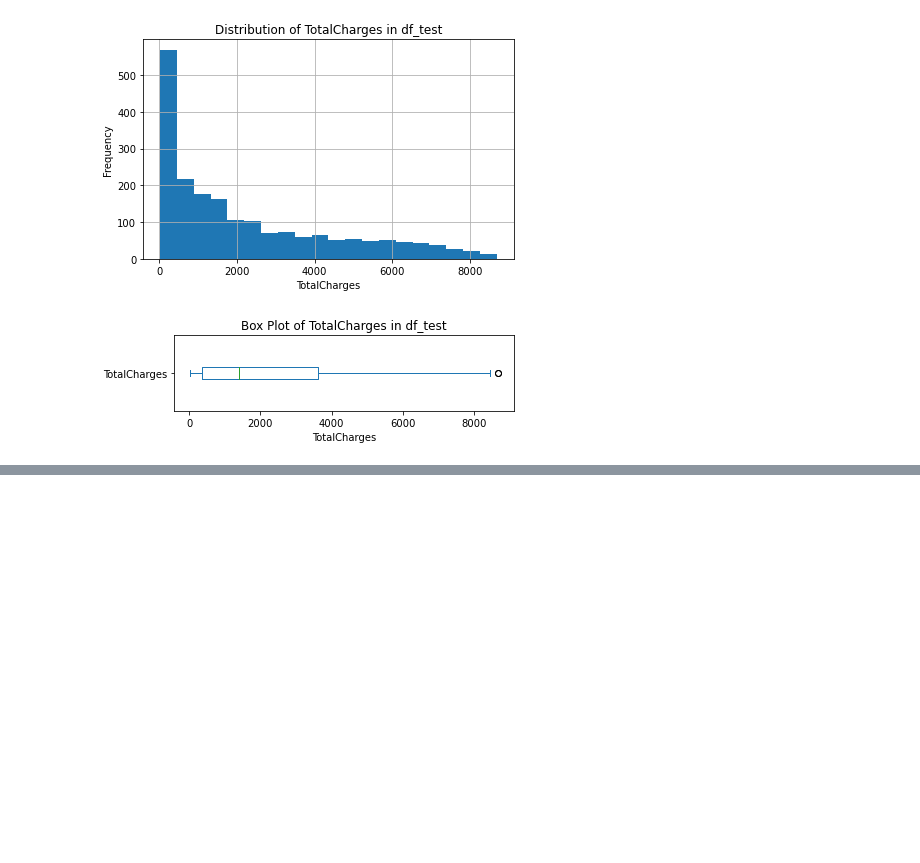
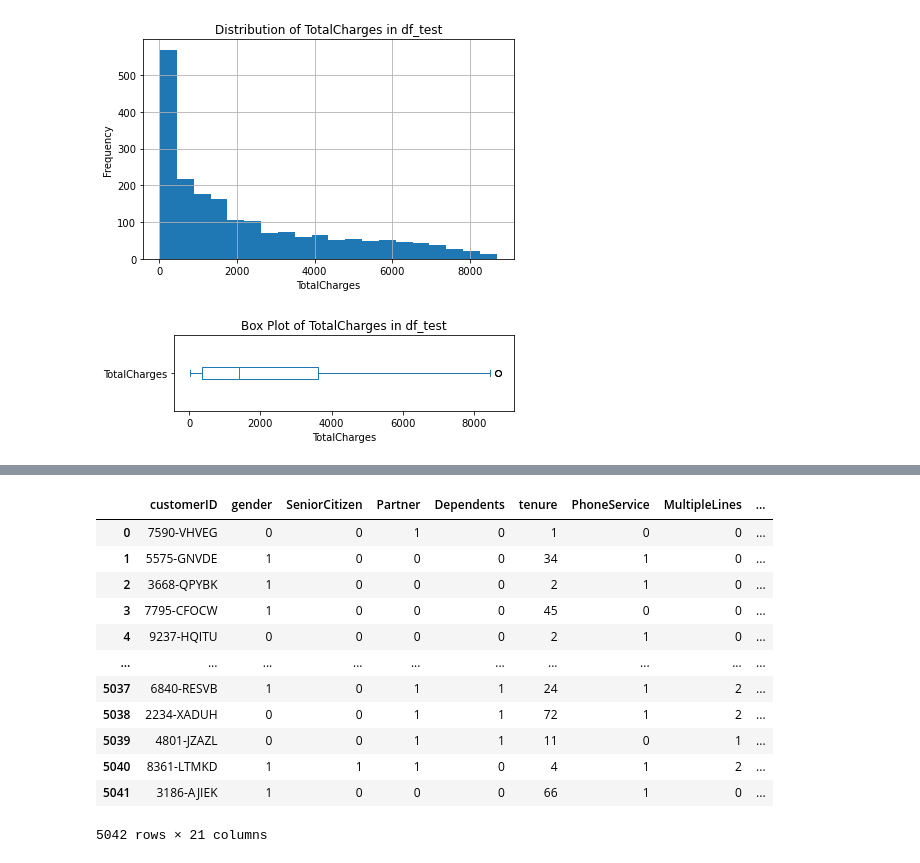
Before and after one commit to Aseye-Amedofu/Customer-churn-classification-project, a Jupyter notebook: LP2_Classification_Telco_customer_churn.ipynb, the cells around one changed output, grey strips where cells are left out. Drawn from its saved outputs; the diff is of its cells as text; code cells hidden in the pictures; blank space fills up the shorter version.

```diff
--- a/LP2_Classification_Telco_customer_churn.ipynb
+++ b/LP2_Classification_Telco_customer_churn.ipynb
@@ -577,0 +580,28 @@ df_test
+# %%
+# Impute missing values in categorical columns using mode
+categorical_cols = ['MultipleLines', 'InternetService', 'OnlineSecurity', 'OnlineBackup',
+                    'DeviceProtection', 'TechSupport', 'StreamingTV', 'StreamingMovies']
+df_db[categorical_cols] = df_db[categorical_cols].fillna(df_db[categorical_cols].mode().iloc[0])
+df_csv[categorical_cols] = df_csv[categorical_cols].fillna(df_csv[categorical_cols].mode().iloc[0])
+df_test[categorical_cols] = df_test[categorical_cols].fillna(df_test[categorical_cols].mode().iloc[0])
+
+# Impute missing values in numerical columns using median
+numerical_cols = ['tenure', 'MonthlyCharges', 'TotalCharges']
+df_db[numerical_cols] = df_db[numerical_cols].fillna(df_db[numerical_cols].median())
+df_csv[numerical_cols] = df_csv[numerical_cols].fillna(df_csv[numerical_cols].median())
+df_test[numerical_cols] = df_test[numerical_cols].fillna(df_test[numerical_cols].median())
+# Drop row with missing value in Churn column in df_db
+df_db = df_db.dropna(subset=['Churn'])
+
+# Check if any missing values remain
+print("Remaining Missing Values in df_db:")
+print(df_db.isnull().sum())
+print()
+
+print("Remaining Missing Values in df_csv:")
+print(df_csv.isnull().sum())
+print()
+
+print("Remaining Missing Values in df_test:")
+print(df_test.isnull().sum())
+print()
@@ -577,0 +721,18 @@ df_test
+# %%
+# Merge df_db and df_csv
+df_CustomerChurn = pd.concat([df_db, df_csv], ignore_index=True)
+df_CustomerChurn
+# %% [output]
+|  | customerID | gender | SeniorCitizen | Partner | Dependents | tenure | PhoneService | MultipleLines | ... |
+| 0 | 7590-VHVEG | 0 | 0 | 1 | 0 | 1 | 0 | 0 | ... |
+| 1 | 5575-GNVDE | 1 | 0 | 0 | 0 | 34 | 1 | 0 | ... |
+| 2 | 3668-QPYBK | 1 | 0 | 0 | 0 | 2 | 1 | 0 | ... |
+| 3 | 7795-CFOCW | 1 | 0 | 0 | 0 | 45 | 0 | 0 | ... |
+| 4 | 9237-HQITU | 0 | 0 | 0 | 0 | 2 | 1 | 0 | ... |
+| ... | ... | ... | ... | ... | ... | ... | ... | ... | ... |
+| 5037 | 6840-RESVB | 1 | 0 | 1 | 1 | 24 | 1 | 2 | ... |
+| 5038 | 2234-XADUH | 0 | 0 | 1 | 1 | 72 | 1 | 2 | ... |
+| 5039 | 4801-JZAZL | 0 | 0 | 1 | 1 | 11 | 0 | 1 | ... |
+| 5040 | 8361-LTMKD | 1 | 1 | 1 | 0 | 4 | 1 | 2 | ... |
+| 5041 | 3186-AJIEK | 1 | 0 | 0 | 0 | 66 | 1 | 0 | ... |
+5042 rows × 21 columns
```
Also changed, not shown: parts of 7 cells of this notebook.
